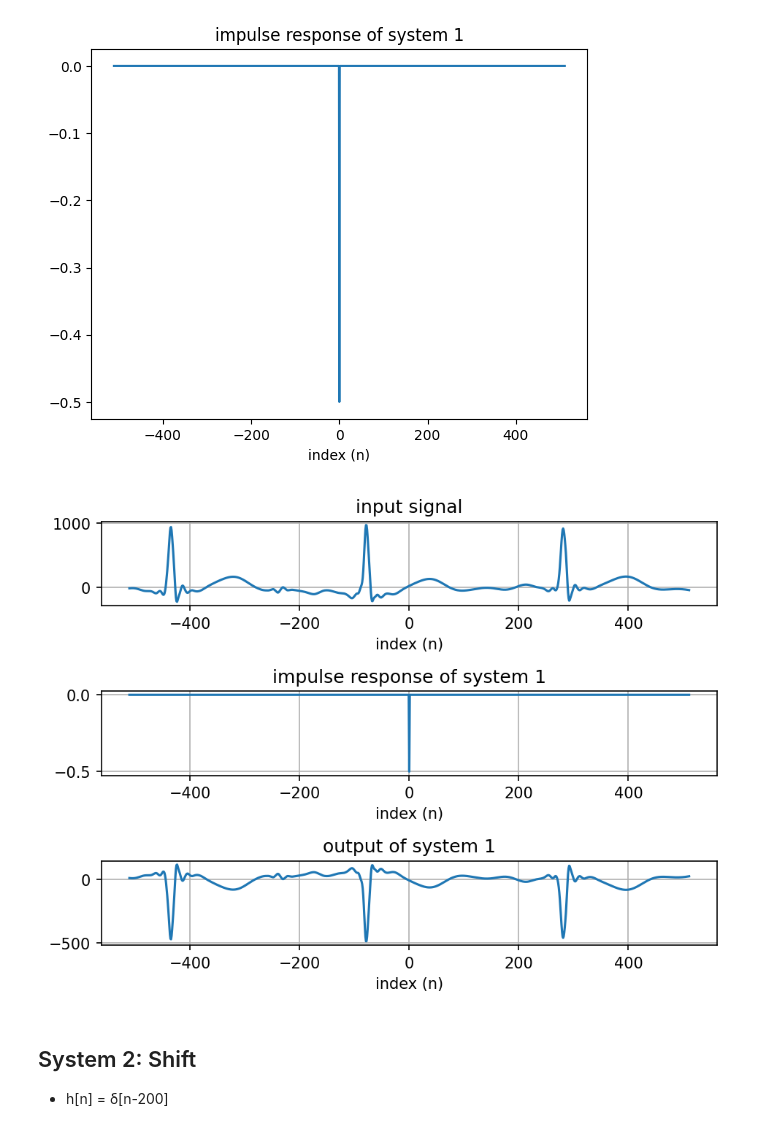
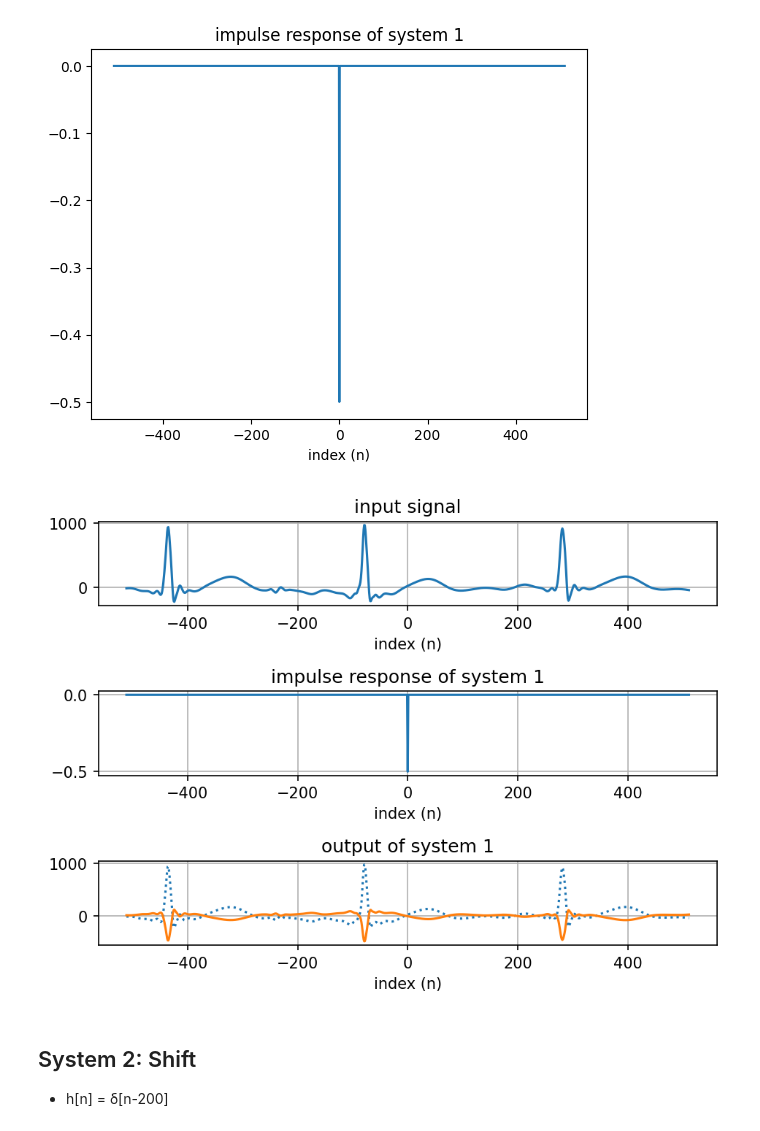
Before and after one commit to hufsaim/T10302201, a Jupyter notebook: notebook/Lab02.ipynb, the cells around one changed output. Cells and saved outputs as stored; diff of their text form; code cells hidden in the pictures.

```diff
--- a/notebook/Lab02.ipynb
+++ b/notebook/Lab02.ipynb
@@ -45,30 +45,31 @@ plt.show()
 # %%
 y = np.convolve(x,h,'same')
 
 plt.figure(dpi=150)
 
 plt.subplot(311)
 plt.plot(n,x)
 plt.xlabel('index (n)')
 plt.title('input signal')
 plt.grid('on')
 
 plt.subplot(312)
 plt.plot(n,h)
 plt.xlabel('index (n)')
 plt.title('impulse response of system 1')
 plt.grid('on')
 
 plt.subplot(313)
+plt.plot(n,x,':')
 plt.plot(n,y)
 plt.xlabel('index (n)')
 plt.title('output of system 1')
 plt.grid('on')
 
 plt.tight_layout()
 plt.show()
 # %% [output]
-[figure, old version]
+[figure, new version]
 # %% [markdown]
 ## System 2: Shift
 - h[n] = δ[n-200]
```
Also changed, not shown: parts of 4 cells of this notebook.
